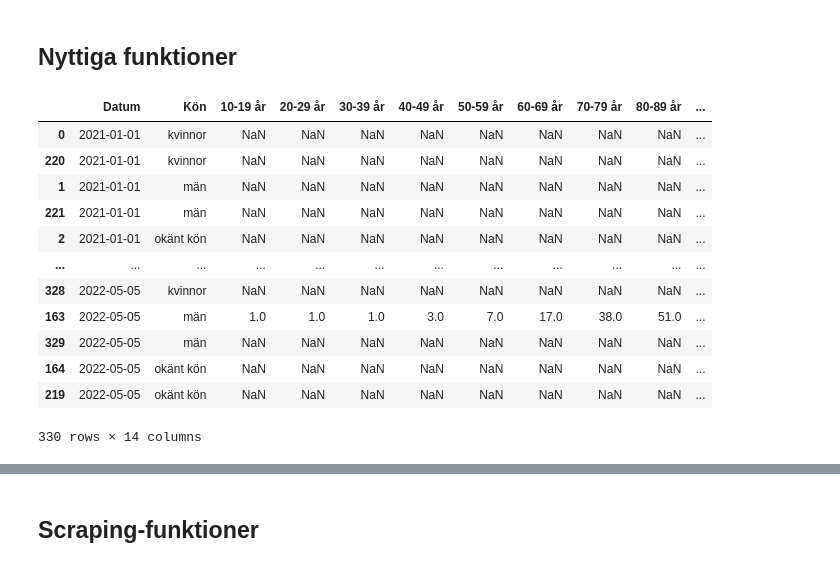
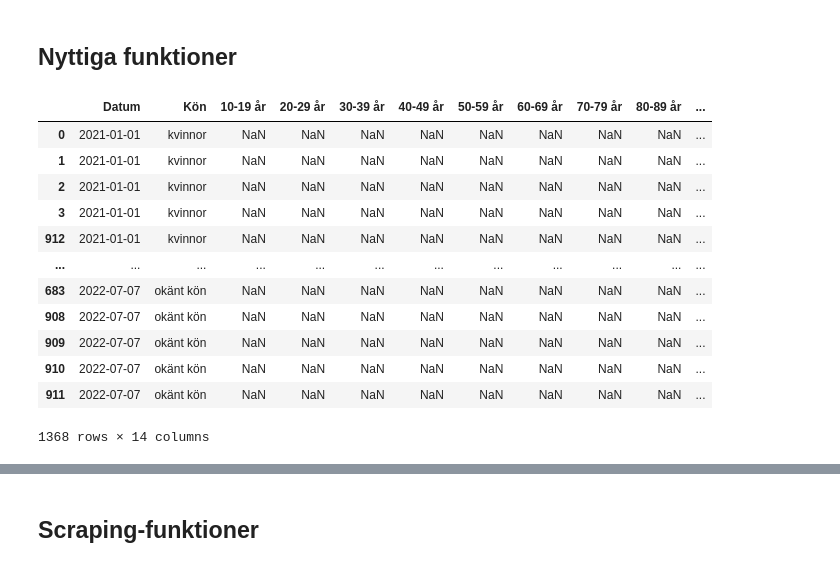
Before and after one commit to carokanns/scrape_vax, a Jupyter notebook: scrape_special.ipynb, the cells around one changed output, grey strips where cells are left out. Drawn from its saved outputs; the diff is of its cells as text; code cells hidden in the pictures.

```diff
--- a/scrape_special.ipynb
+++ b/scrape_special.ipynb
@@ -225,46 +225,46 @@ def spara_döda(pfizer, moderna, astra) :
 def fyll_i_datum_med_saknade_kön(döda_, företag):
     ## I början fanns inte kön angivet. Låt dessa datum få man och kvinna nan-ifyllda
     ## Låt senare datum få 'okänt kön' nan-ifyllt
     ## Allt för att kunna få ut grafer
     döda = döda_.copy()
     my_dict=dict()
 
     for d in döda[döda.Kön=='kvinnor'].Datum:
             my_dict = {'Datum':d, 'Kön': 'o', '10-19 år':None, '20-29 år':None, '30-39 år':None, '40-49 år':None,'50-59 år':None,
                        '60-69 år':None, '70-79 år':None, '80-89 år':None, '90+':None, 'okänt':None, 'Företag':företag,'Total':None}
             döda = döda.append(my_dict,ignore_index=True)
 
     for d in döda[döda.Kön=='okänt kön'].Datum:
         my_dict = {'Datum':d, 'Kön': 'kvinnor',  '10-19 år':None, '20-29 år':None, '30-39 år':None, '40-49 år':None,'50-59 år':None,
                        '60-69 år':None, '70-79 år':None, '80-89 år':None, '90+':None, 'okänt':None, 'Företag':företag,'Total':None}
         döda = döda.append(my_dict,ignore_index=True)
         my_dict = {'Datum':d, 'Kön': 'män',  '10-19 år':None, '20-29 år':None, '30-39 år':None, '40-49 år':None,'50-59 år':None,
                        '60-69 år':None, '70-79 år':None, '80-89 år':None, '90+':None, 'okänt':None, 'Företag':företag,'Total':None}
         döda = döda.append(my_dict,ignore_index=True)
 
     döda.loc[döda.Kön=='o','Kön']='okänt kön'
     döda.sort_values(by=['Datum','Kön'],inplace=True)
 
     return döda
 
 pfizer_döda,moderna_döda,astra_döda = load_döda(True,True,True)
 pfizer_döda = fyll_i_datum_med_saknade_kön(pfizer_döda,'Pfizer')
 astra_döda = fyll_i_datum_med_saknade_kön(astra_döda,'Astra')
 moderna_döda = fyll_i_datum_med_saknade_kön(moderna_döda,'Moderna')
 spara_döda(True,True,True)
+
+moderna_döda
+# %% [output]
+|  | Datum | Kön | 10-19 år | 20-29 år | 30-39 år | 40-49 år | 50-59 år | 60-69 år | 70-79 år | 80-89 år | ... |
+| 0 | 2021-01-01 | kvinnor | NaN | NaN | NaN | NaN | NaN | NaN | NaN | NaN | ... |
+| 1 | 2021-01-01 | kvinnor | NaN | NaN | NaN | NaN | NaN | NaN | NaN | NaN | ... |
+| 2 | 2021-01-01 | kvinnor | NaN | NaN | NaN | NaN | NaN | NaN | NaN | NaN | ... |
+| 3 | 2021-01-01 | kvinnor | NaN | NaN | NaN | NaN | NaN | NaN | NaN | NaN | ... |
+| 912 | 2021-01-01 | kvinnor | NaN | NaN | NaN | NaN | NaN | NaN | NaN | NaN | ... |
+| ... | ... | ... | ... | ... | ... | ... | ... | ... | ... | ... | ... |
+| 683 | 2022-07-07 | okänt kön | NaN | NaN | NaN | NaN | NaN | NaN | NaN | NaN | ... |
+| 908 | 2022-07-07 | okänt kön | NaN | NaN | NaN | NaN | NaN | NaN | NaN | NaN | ... |
+| 909 | 2022-07-07 | okänt kön | NaN | NaN | NaN | NaN | NaN | NaN | NaN | NaN | ... |
+| 910 | 2022-07-07 | okänt kön | NaN | NaN | NaN | NaN | NaN | NaN | NaN | NaN | ... |
+| 911 | 2022-07-07 | okänt kön | NaN | NaN | NaN | NaN | NaN | NaN | NaN | NaN | ... |
+1368 rows × 14 columns
-# %%
-                                                            pfizer_döda
-# %% [output]
-|  | Datum | Kön | 10-19 år | 20-29 år | 30-39 år | 40-49 år | 50-59 år | 60-69 år | 70-79 år | 80-89 år | ... |
-| 0 | 2021-01-01 | kvinnor | NaN | NaN | NaN | NaN | NaN | NaN | NaN | NaN | ... |
-| 220 | 2021-01-01 | kvinnor | NaN | NaN | NaN | NaN | NaN | NaN | NaN | NaN | ... |
-| 1 | 2021-01-01 | män | NaN | NaN | NaN | NaN | NaN | NaN | NaN | NaN | ... |
-| 221 | 2021-01-01 | män | NaN | NaN | NaN | NaN | NaN | NaN | NaN | NaN | ... |
-| 2 | 2021-01-01 | okänt kön | NaN | NaN | NaN | NaN | NaN | NaN | NaN | NaN | ... |
-| ... | ... | ... | ... | ... | ... | ... | ... | ... | ... | ... | ... |
-| 328 | 2022-05-05 | kvinnor | NaN | NaN | NaN | NaN | NaN | NaN | NaN | NaN | ... |
-| 163 | 2022-05-05 | män | 1.0 | 1.0 | 1.0 | 3.0 | 7.0 | 17.0 | 38.0 | 51.0 | ... |
-| 329 | 2022-05-05 | män | NaN | NaN | NaN | NaN | NaN | NaN | NaN | NaN | ... |
-| 164 | 2022-05-05 | okänt kön | NaN | NaN | NaN | NaN | NaN | NaN | NaN | NaN | ... |
-| 219 | 2022-05-05 | okänt kön | NaN | NaN | NaN | NaN | NaN | NaN | NaN | NaN | ... |
-330 rows × 14 columns
```
Also changed, not shown: parts of 16 cells of this notebook, 43 other files.
